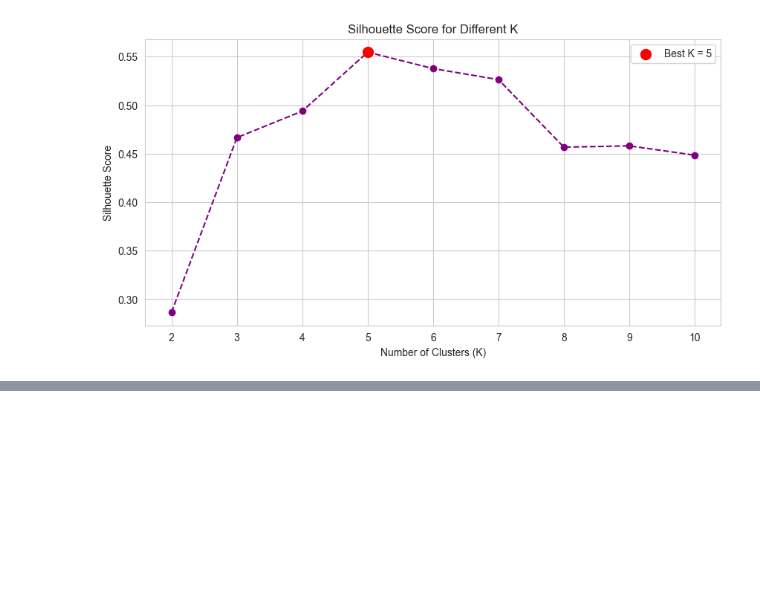
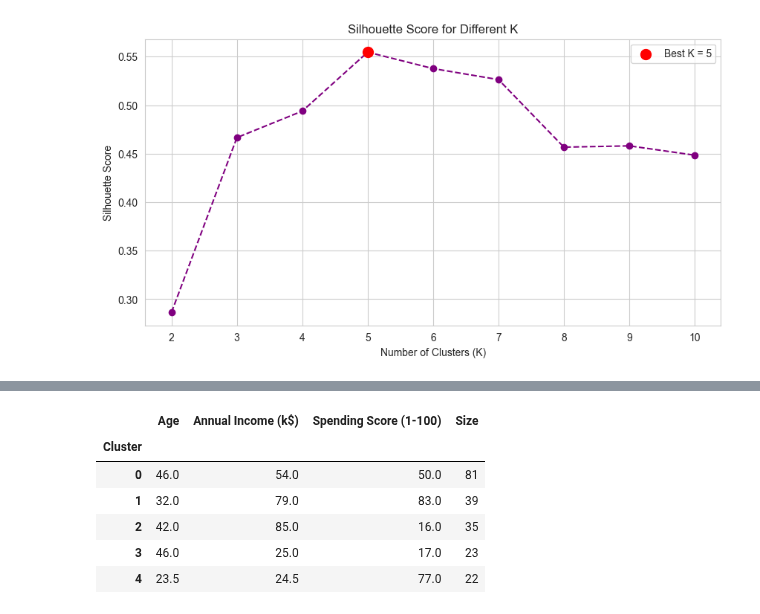
Before and after one commit to emschutt/Applied-Data-Science-Classes, a Jupyter notebook: Machine Learning/Homework_3.ipynb, the cells around one changed output, grey strips where cells are left out. Saved outputs shown, nothing was run; the diff lists cells and outputs as text; code cells hidden in the pictures; blank space fills up the shorter version.

```diff
--- a/Machine Learning/Homework_3.ipynb
+++ b/Machine Learning/Homework_3.ipynb
@@ -187,0 +221,16 @@ plt.show()
+# %%
+cluster_summary = df.groupby('Cluster').agg({"Age": "median",
+    "Annual Income (k$)": "median",
+    "Spending Score (1-100)": "median",
+    "Cluster": "count"
+}).rename(columns={"Cluster": "Size"})
+
+cluster_summary
+# %% [output]
+|  | Age | Annual Income (k$) | Spending Score (1-100) | Size |
+| Cluster |  |  |  |  |
+| 0 | 46.0 | 54.0 | 50.0 | 81 |
+| 1 | 32.0 | 79.0 | 83.0 | 39 |
+| 2 | 42.0 | 85.0 | 16.0 | 35 |
+| 3 | 46.0 | 25.0 | 17.0 | 23 |
+| 4 | 23.5 | 24.5 | 77.0 | 22 |
```
Also changed, not shown: parts of 6 cells of this notebook.
